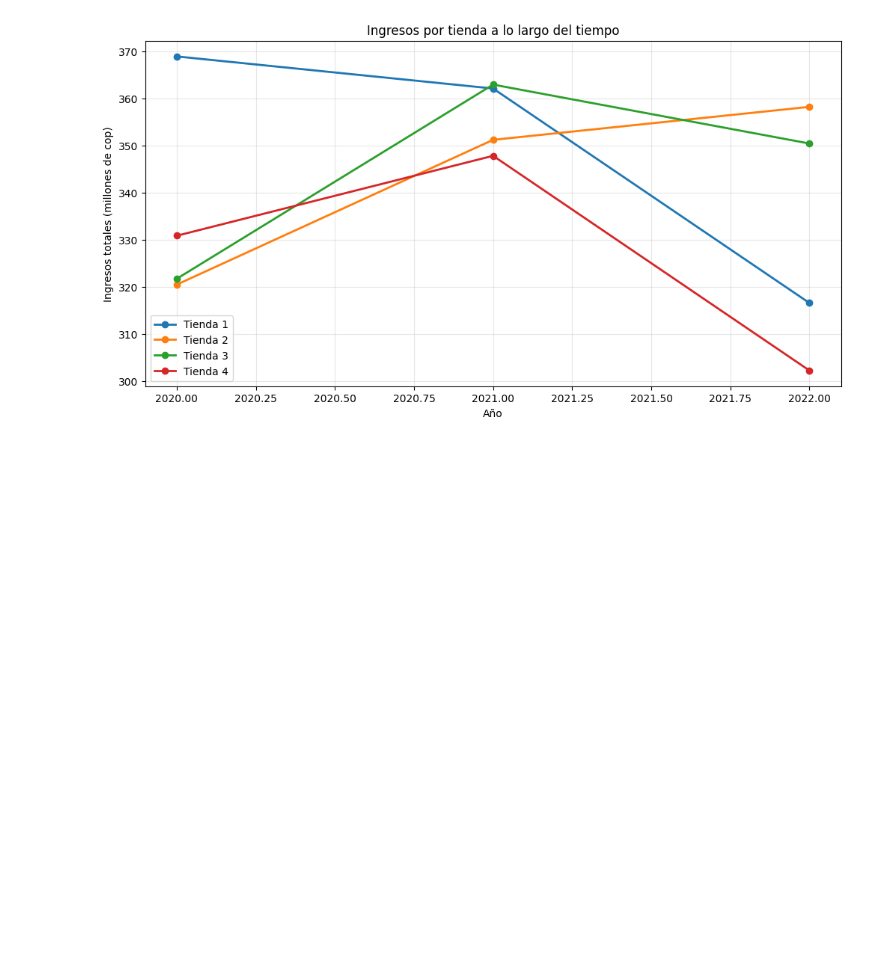
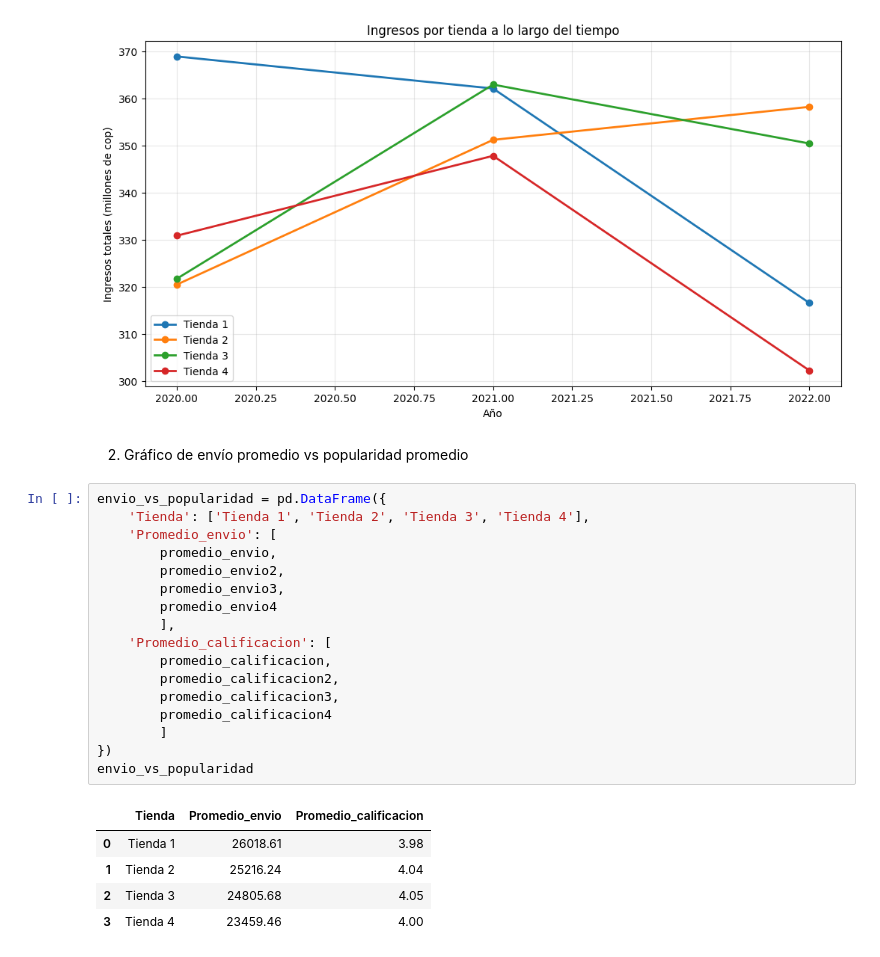
Before and after one commit to RientArlCroud/challenge2-an-lisis-de-datos, a Jupyter notebook: AluraStoreLatam.ipynb, the cells around one changed output. Drawn from its saved outputs; the diff is of its cells as text; blank space fills up the shorter version.

```diff
--- a/AluraStoreLatam.ipynb
+++ b/AluraStoreLatam.ipynb
@@ -423,3 +423,28 @@ plt.ticklabel_format(style='plain', axis='y')
 plt.show()
 # %% [output]
 [figure]
+# %% [markdown]
+2. Gráfico de envío promedio vs popularidad promedio
+# %%
+envio_vs_popularidad = pd.DataFrame({
+    'Tienda': ['Tienda 1', 'Tienda 2', 'Tienda 3', 'Tienda 4'],
+    'Promedio_envio': [
+        promedio_envio,
+        promedio_envio2,
+        promedio_envio3,
+        promedio_envio4
+        ],
+    'Promedio_calificacion': [
+        promedio_calificacion,
+        promedio_calificacion2,
+        promedio_calificacion3,
+        promedio_calificacion4
+        ]
+})
+envio_vs_popularidad
+# %% [output]
+|  | Tienda | Promedio_envio | Promedio_calificacion |
+| 0 | Tienda 1 | 26018.61 | 3.98 |
+| 1 | Tienda 2 | 25216.24 | 4.04 |
+| 2 | Tienda 3 | 24805.68 | 4.05 |
+| 3 | Tienda 4 | 23459.46 | 4.00 |
```
Also changed, not shown: parts of 1 cell of this notebook.
